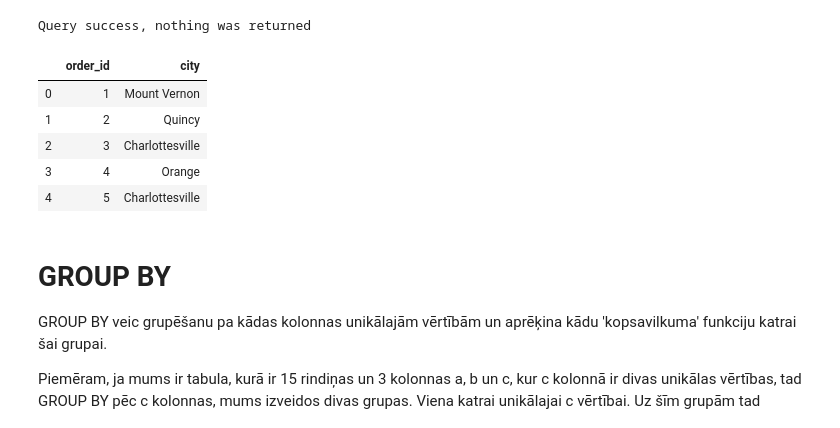
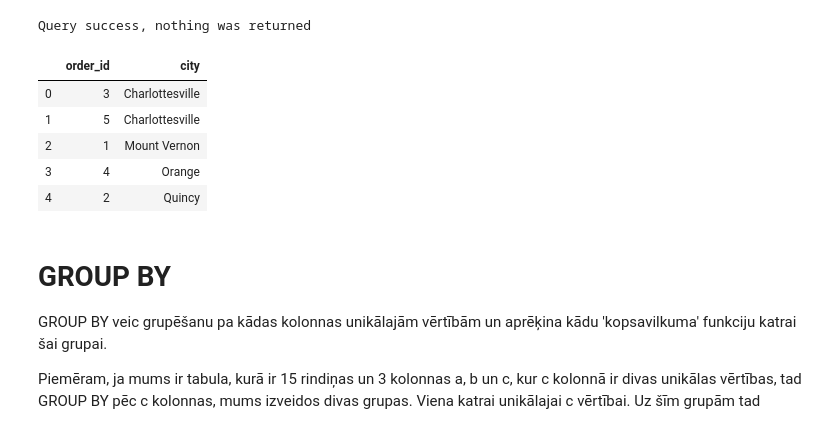
Before and after one commit to EduardsSevcenko/RCS_course, a Jupyter notebook: 3_sql_DBs/SQL_pamati_3.ipynb, the cells around one changed output. Cells and saved outputs as stored; diff of their text form; code cells hidden in the pictures.

```diff
--- a/3_sql_DBs/SQL_pamati_3.ipynb
+++ b/3_sql_DBs/SQL_pamati_3.ipynb
@@ -79,14 +79,14 @@ sql.query(q)
 # %% [output]
 Query success, nothing was returned
 # %%
-sql.query("select * from join_rezultats")
+sql.query("select * from join_rezultats order by city")
 # %% [output]
 |  | order_id | city |
-| 0 | 1 | Mount Vernon |
-| 1 | 2 | Quincy |
-| 2 | 3 | Charlottesville |
+| 0 | 3 | Charlottesville |
+| 1 | 5 | Charlottesville |
+| 2 | 1 | Mount Vernon |
 | 3 | 4 | Orange |
-| 4 | 5 | Charlottesville |
+| 4 | 2 | Quincy |
 # %%
 # Mums bija jāizdara vairāki selekti, lai izveidotu jaunas 'tabulas'.
 # Tik, cik ir pilsētu.
```
Also changed, not shown: parts of 11 cells of this notebook, 1 other file.
